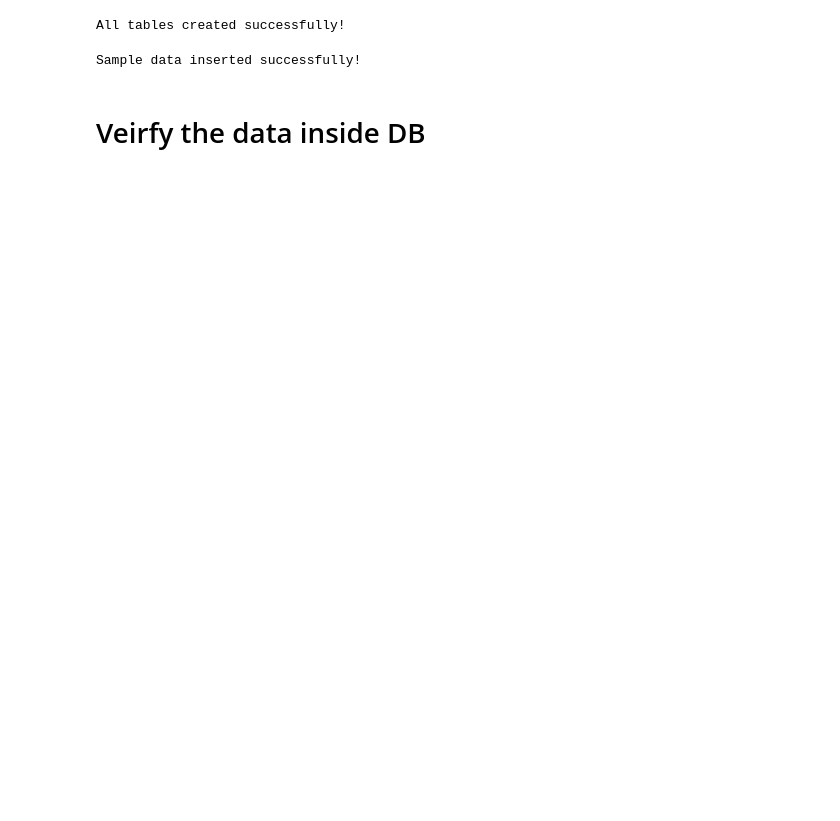
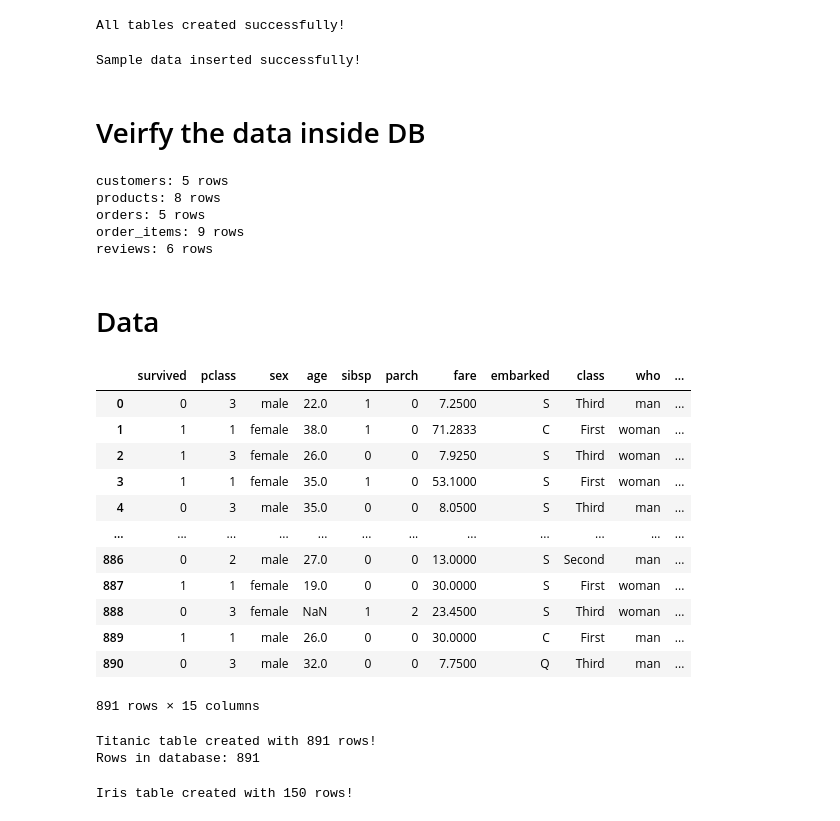
Before and after one commit to Satishpk15/Python, a Jupyter notebook: B2_SQL_Python.ipynb, the cells around one changed output. Saved outputs shown, nothing was run; the diff lists cells and outputs as text; code cells hidden in the pictures; blank space fills up the shorter version.

```diff
--- a/B2_SQL_Python.ipynb
+++ b/B2_SQL_Python.ipynb
@@ -192,3 +192,83 @@ conn.close()
 Sample data inserted successfully!
 # %% [markdown]
 # Veirfy the data inside DB
+# %%
+conn = sqlite3.connect('ecommerce.db')
+cursor = conn.cursor()
+
+# Count rows in each table
+tables = ['customers', 'products', 'orders', 'order_items', 'reviews']
+
+for table in tables:
+    cursor.execute(f"SeLECT count(*) FROM {table}")
+    count = cursor.fetchone()[0]
+    print(f"{table}: {count} rows")
+
+conn.close()
+# %% [output]
+customers: 5 rows
+products: 8 rows
+orders: 5 rows
+order_items: 9 rows
+reviews: 6 rows
+# %% [markdown]
+# Data
+# %%
+import pandas as pd
+import sqlite3
+import seaborn as sns
+
+# Load Titanic dataset
+titanic = sns.load_dataset('titanic')
+titanic
+# %% [output]
+|  | survived | pclass | sex | age | sibsp | parch | fare | embarked | class | who | ... |
+| 0 | 0 | 3 | male | 22.0 | 1 | 0 | 7.2500 | S | Third | man | ... |
+| 1 | 1 | 1 | female | 38.0 | 1 | 0 | 71.2833 | C | First | woman | ... |
+| 2 | 1 | 3 | female | 26.0 | 0 | 0 | 7.9250 | S | Third | woman | ... |
+| 3 | 1 | 1 | female | 35.0 | 1 | 0 | 53.1000 | S | First | woman | ... |
+| 4 | 0 | 3 | male | 35.0 | 0 | 0 | 8.0500 | S | Third | man | ... |
+| ... | ... | ... | ... | ... | ... | ... | ... | ... | ... | ... | ... |
+| 886 | 0 | 2 | male | 27.0 | 0 | 0 | 13.0000 | S | Second | man | ... |
+| 887 | 1 | 1 | female | 19.0 | 0 | 0 | 30.0000 | S | First | woman | ... |
+| 888 | 0 | 3 | female | NaN | 1 | 2 | 23.4500 | S | Third | woman | ... |
+| 889 | 1 | 1 | male | 26.0 | 0 | 0 | 30.0000 | C | First | man | ... |
+| 890 | 0 | 3 | male | 32.0 | 0 | 0 | 7.7500 | Q | Third | man | ... |
+891 rows × 15 columns
+# %%
+# Connect to database
+conn = sqlite3.connect('ecommerce.db')
+
+# Convert DataFrame to SQL table
+titanic.to_sql('titanic', conn, if_exists='replace', index=False)
+
+print(f"Titanic table created with {len(titanic)} rows!")
+
+# Verify
+cursor = conn.cursor()
+cursor.execute("SELECT COUNT(*) FROM titanic")
+print(f"Rows in database: {cursor.fetchone()[0]}")
+
+conn.close()
+# %% [output]
+Titanic table created with 891 rows!
+Rows in database: 891
+# %%
+import pandas as pd
+import sqlite3
+import seaborn as sns
+
+# Load Iris dataset
+iris = sns.load_dataset('iris')
+
+iris = iris.loc[50:500]
+
+# Connect to database
+conn = sqlite3.connect('ecommerce.db')
+
+# Convert DataFrame to SQL table
+iris.to_sql('iris', conn, if_exists='replace', index=False)
+
+print(f"Iris table created with {len(iris)} rows!")
+# %% [output]
+Iris table created with 150 rows!
```
Also changed, not shown: parts of 27 cells of this notebook.
